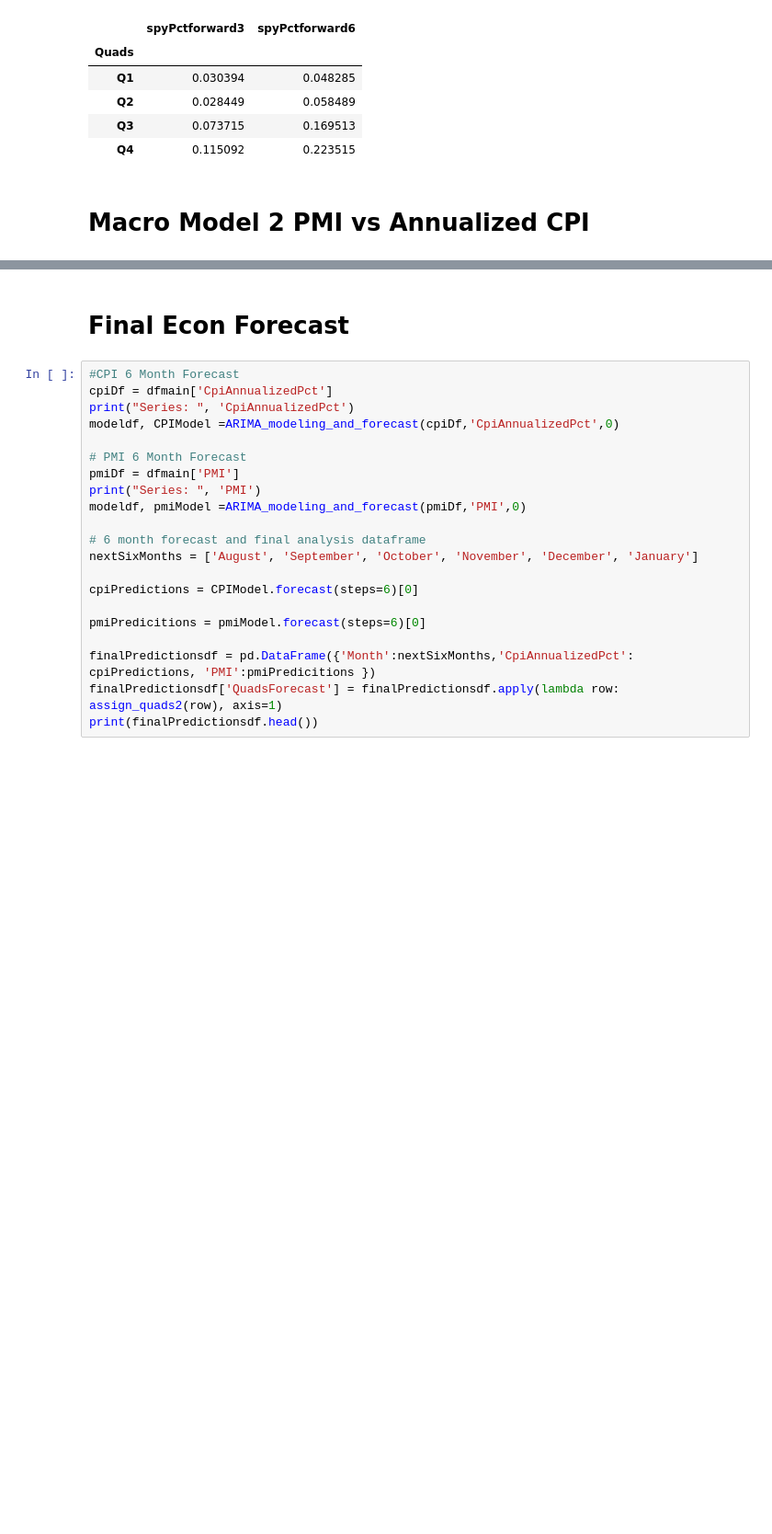
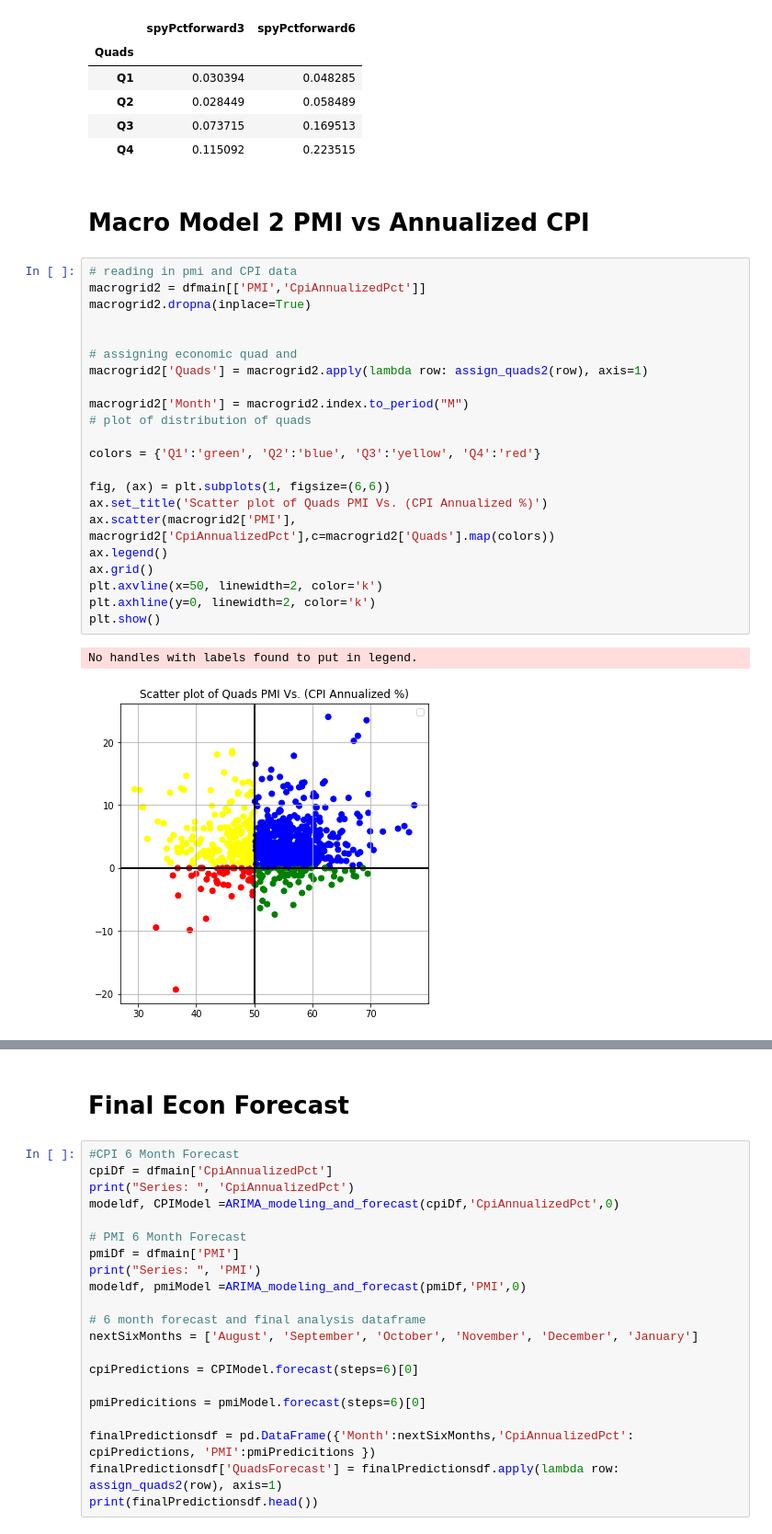
Before and after one commit to AlexNoonan-Syracuse/BigDataProject, a Jupyter notebook: ArimaModels_Alex.ipynb, the cells around one changed output, grey strips where cells are left out. Shown at 92% size. Drawn from its saved outputs; the diff is of its cells as text; blank space fills up the shorter version.

```diff
--- a/ArimaModels_Alex.ipynb
+++ b/ArimaModels_Alex.ipynb
@@ -513,4 +524,29 @@ SpyPivot.head()
 | Q4 | 0.115092 | 0.223515 |
 # %% [markdown]
 # Macro Model 2 PMI vs Annualized CPI
+# %%
+# reading in pmi and CPI data
+macrogrid2 = dfmain[['PMI','CpiAnnualizedPct']]
+macrogrid2.dropna(inplace=True)
+
+
+# assigning economic quad and
+macrogrid2['Quads'] = macrogrid2.apply(lambda row: assign_quads2(row), axis=1)
+
+macrogrid2['Month'] = macrogrid2.index.to_period("M")
+# plot of distribution of quads
+
+colors = {'Q1':'green', 'Q2':'blue', 'Q3':'yellow', 'Q4':'red'}
+
+fig, (ax) = plt.subplots(1, figsize=(6,6))
+ax.set_title('Scatter plot of Quads PMI Vs. (CPI Annualized %)')
+ax.scatter(macrogrid2['PMI'], macrogrid2['CpiAnnualizedPct'],c=macrogrid2['Quads'].map(colors))
+ax.legend()
+ax.grid()
+plt.axvline(x=50, linewidth=2, color='k')
+plt.axhline(y=0, linewidth=2, color='k')
+plt.show()
+# %% [output]
+No handles with labels found to put in legend.
+[figure, added]
 # %%
```
Also changed, not shown: parts of 3 cells of this notebook.
